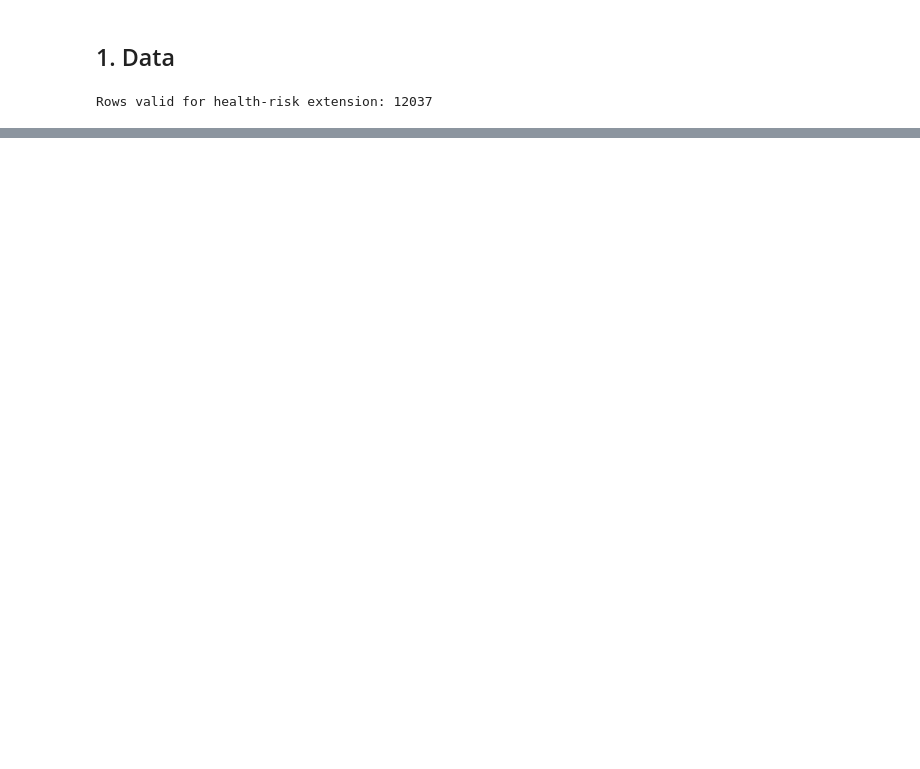
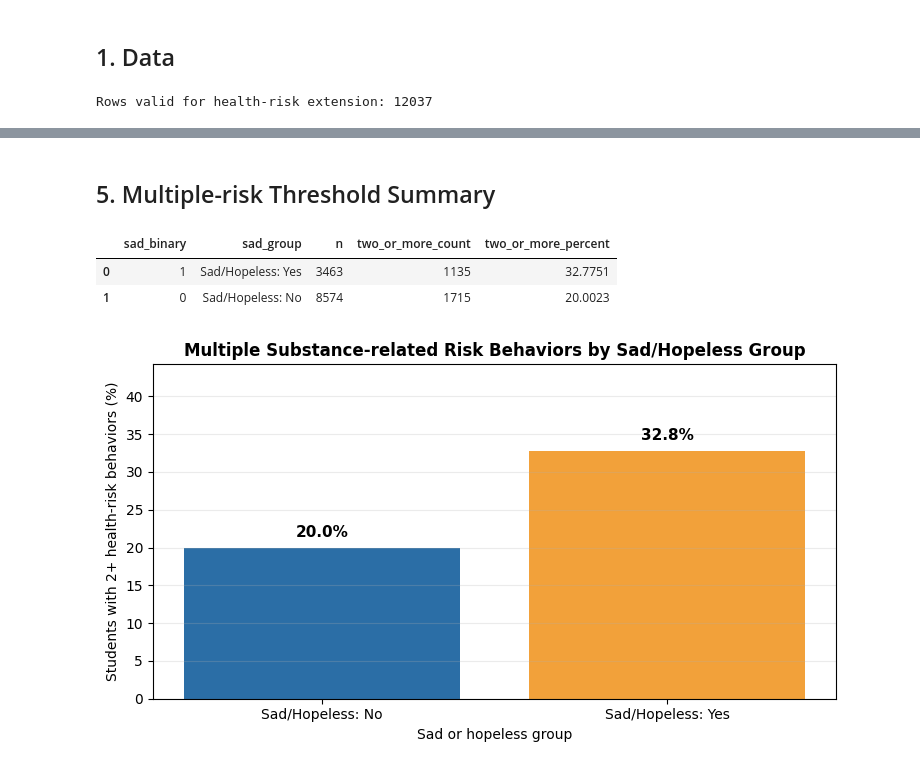
Before and after one commit to asd854026/2026-Spring-Stat2-Cycle3, a Jupyter notebook: notebooks/02_EDA_Additional.ipynb, the cells around one changed output, grey strips where cells are left out. Cells and saved outputs as stored; diff of their text form; code cells hidden in the pictures; blank space fills up the shorter version.

```diff
--- a/notebooks/02_EDA_Additional.ipynb
+++ b/notebooks/02_EDA_Additional.ipynb
@@ -208,0 +378,78 @@ This suggests that students who felt sad or hopeless tended to report more healt
+# %% [markdown]
+## 5. Multiple-risk Threshold Summary
+# %%
+# ------------------------------------------------------------
+# 2+ behavior threshold summary
+# ------------------------------------------------------------
+threshold_summary = (
+    health_risk
+    .assign(two_or_more_behaviors=health_risk["health_risk_behavior_count"] >= 2)
+    .groupby(["sad_binary", "sad_group"], as_index=False)
+    .agg(
+        n=("two_or_more_behaviors", "count"),
+        two_or_more_count=("two_or_more_behaviors", "sum"),
+        two_or_more_percent=("two_or_more_behaviors", "mean")
+    )
+)
+
+threshold_summary["two_or_more_percent"] = threshold_summary["two_or_more_percent"] * 100
+threshold_summary = threshold_summary.sort_values("sad_binary", ascending=False).reset_index(drop=True)
+
+threshold_summary.to_csv(
+    TAB_DIR / "02_health_risk_two_or_more_summary_by_sad_group.csv",
+    index=False
+)
+
+display(threshold_summary)
+# %% [output]
+|  | sad_binary | sad_group | n | two_or_more_count | two_or_more_percent |
+| 0 | 1 | Sad/Hopeless: Yes | 3463 | 1135 | 32.7751 |
+| 1 | 0 | Sad/Hopeless: No | 8574 | 1715 | 20.0023 |
+# %%
+# ------------------------------------------------------------
+# 2+ behavior threshold bar chart
+# ------------------------------------------------------------
+plot_threshold = threshold_summary.copy()
+plot_threshold["sad_group"] = pd.Categorical(
+    plot_threshold["sad_group"],
+    categories=["Sad/Hopeless: No", "Sad/Hopeless: Yes"],
+    ordered=True
+)
+plot_threshold = plot_threshold.sort_values("sad_group")
+
+fig, ax = plt.subplots(figsize=(7.6, 4.3))
+
+bars = ax.bar(
+    plot_threshold["sad_group"].astype(str),
+    plot_threshold["two_or_more_percent"],
+    color=["#2b6ea6", "#f2a13a"]
+)
+
+ax.set_ylabel("Students with 2+ health-risk behaviors (%)")
+ax.set_xlabel("Sad or hopeless group")
+ax.set_title("Multiple Substance-related Risk Behaviors by Sad/Hopeless Group", fontweight="bold")
+ax.set_ylim(0, plot_threshold["two_or_more_percent"].max() * 1.35)
+ax.grid(axis="y", alpha=0.25)
+
+for bar, val in zip(bars, plot_threshold["two_or_more_percent"]):
+    ax.text(
+        bar.get_x() + bar.get_width() / 2,
+        bar.get_height() + 1,
+        f"{val:.1f}%",
+        ha="center",
+        va="bottom",
+        fontsize=11,
+        fontweight="bold"
+    )
+
+plt.tight_layout()
+
+fig.savefig(
+    FIG_DIR / "02_health_risk_two_or_more_bar_by_sad_group.png",
+    dpi=300,
+    bbox_inches="tight"
+)
+
+plt.show()
+# %% [output]
+[figure, added]
```
Also changed, not shown: parts of 18 cells of this notebook, 23 other files.
